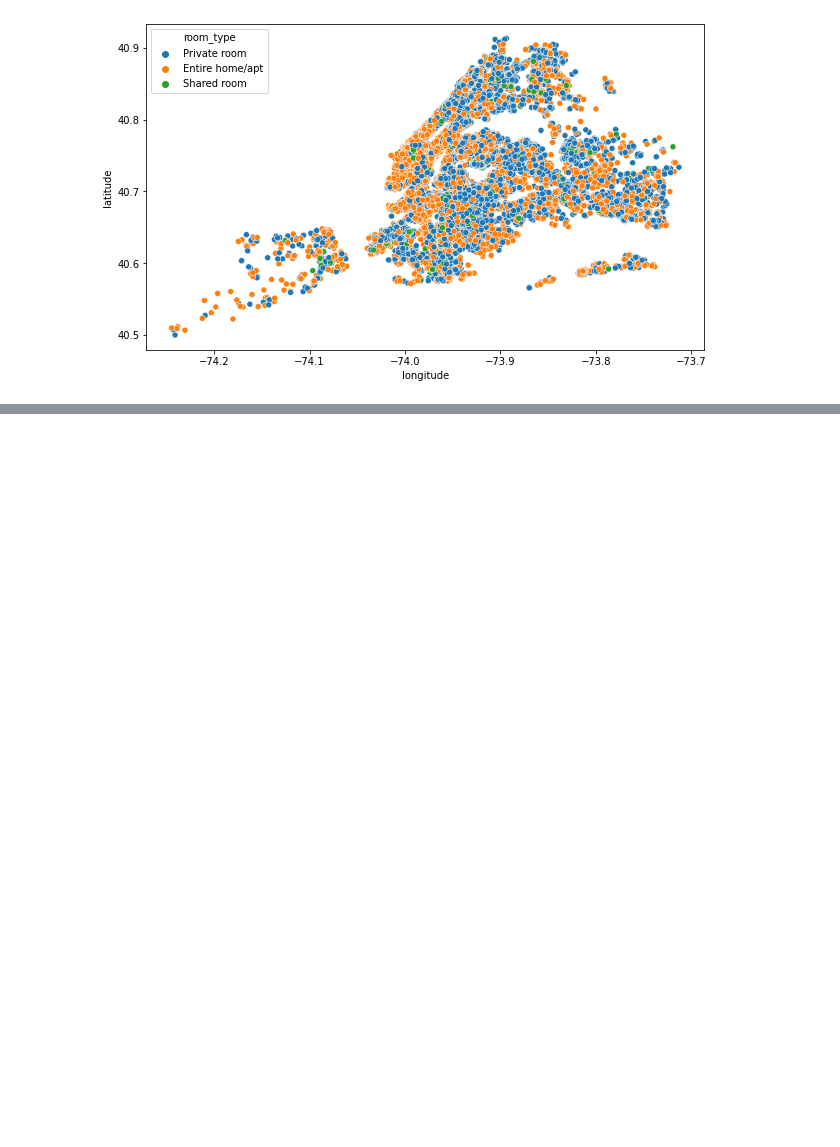
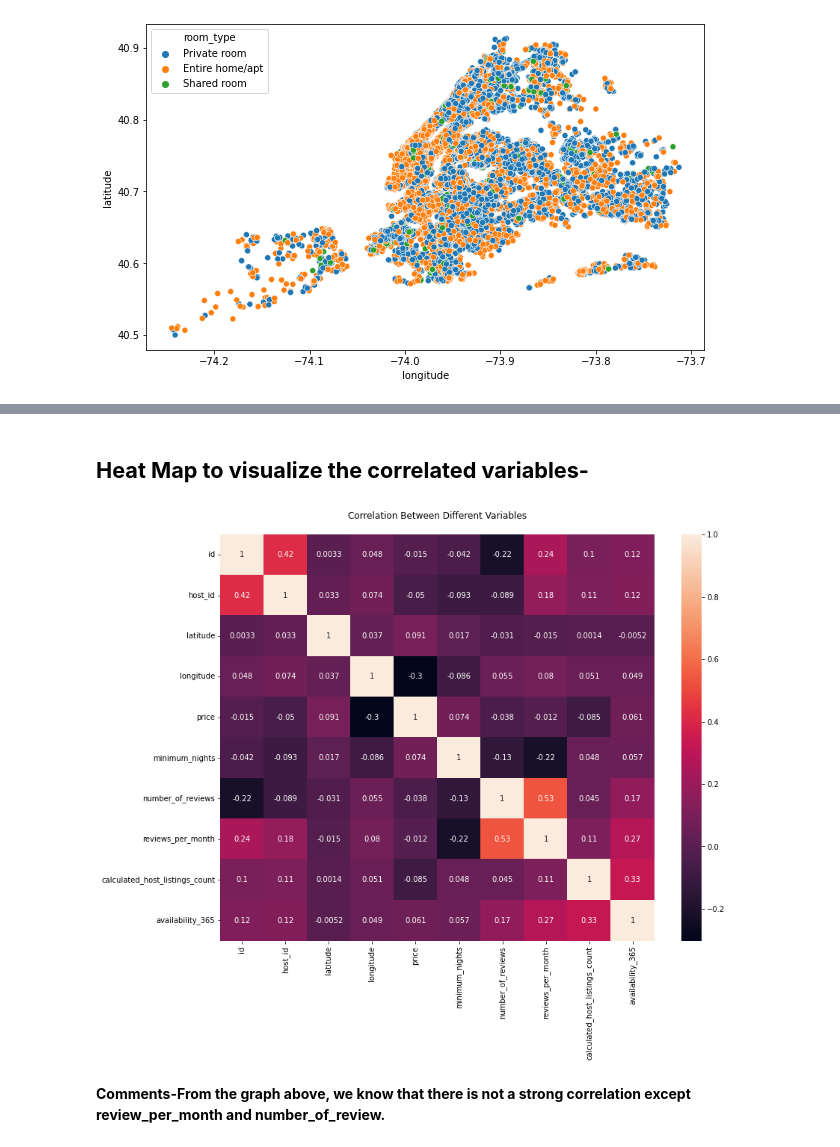
Before and after one commit to KaiwalyaZ/Airbnb-booking-analysis, a Jupyter notebook: Airbnb_Booking_Analysis_Kaiwalya.ipynb, the cells around one changed output, grey strips where cells are left out. Cells and saved outputs as stored; diff of their text form; code cells hidden in the pictures; blank space fills up the shorter version.

```diff
--- a/Airbnb_Booking_Analysis_Kaiwalya.ipynb
+++ b/Airbnb_Booking_Analysis_Kaiwalya.ipynb
@@ -210,0 +218,12 @@ plt.ioff()
+# %% [markdown]
+## **Heat Map to visualize the correlated variables-**
+# %%
+corr = ABA.corr(method='kendall')
+plt.figure(figsize=(13,10))
+plt.title("Correlation Between Different Variables\n")
+sns.heatmap(corr, annot=True)
+plt.show()
+# %% [output]
+[figure, added]
+# %% [markdown]
+**Comments-From the graph above, we know that there is not a strong correlation except review_per_month and number_of_review.**
```
Also changed, not shown: parts of 2 cells of this notebook.
